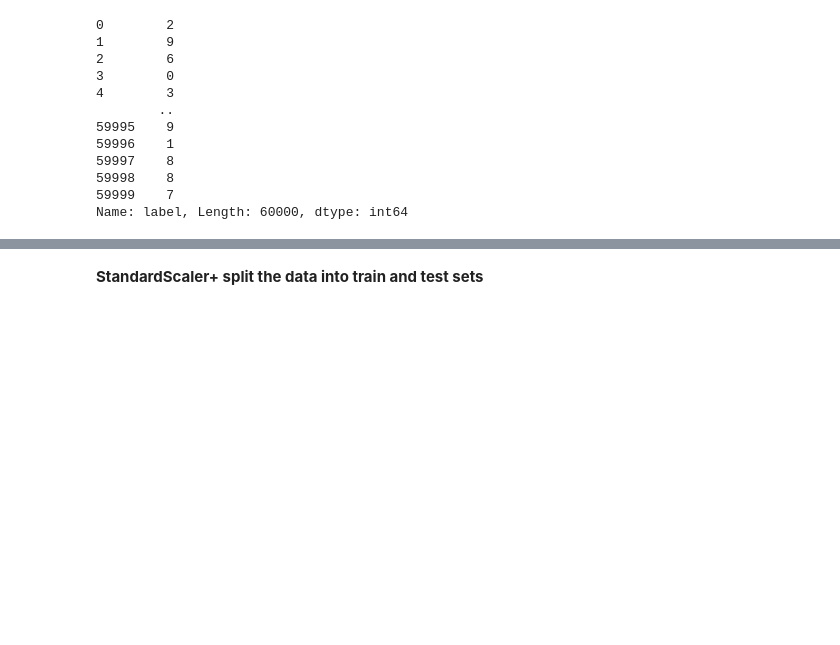
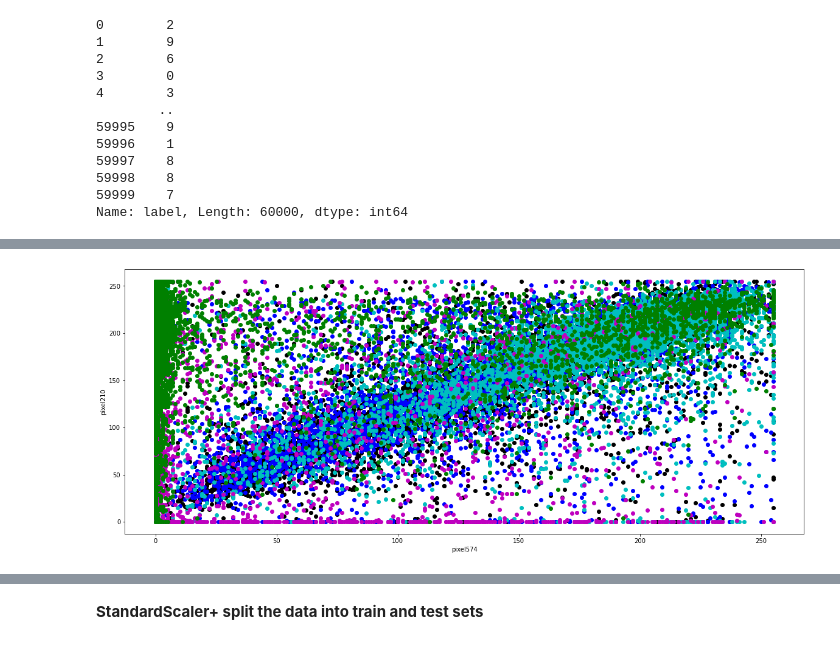
Before and after one commit to talaymeiz/data_science_final_project_2, a Jupyter notebook: FEMNIST.ipynb, the cells around one changed output, grey strips where cells are left out. Cells and saved outputs as stored; diff of their text form; code cells hidden in the pictures; blank space fills up the shorter version.

```diff
--- a/FEMNIST.ipynb
+++ b/FEMNIST.ipynb
@@ -99,0 +120,14 @@ Name: label, Length: 60000, dtype: int64
+# %%
+import matplotlib.pyplot as plt
+plt.figure(figsize=(20,8))
+plt.plot(df_train[df_train.label==6].pixel210,df_train[df_train.label==6].pixel574, 'ko')
+plt.plot(df_train[df_train.label==2].pixel210,df_train[df_train.label==2].pixel574, 'bo')
+plt.plot(df_train[df_train.label==4].pixel210,df_train[df_train.label==4].pixel574, 'co')
+plt.plot(df_train[df_train.label==5].pixel210,df_train[df_train.label==5].pixel574, 'mo')
+plt.plot(df_train[df_train.label==9].pixel210,df_train[df_train.label==9].pixel574, 'go')
+
+plt.xlabel("pixel574")
+plt.ylabel("pixel210")
+plt.show()
+# %% [output]
+[figure, added]
```
Also changed, not shown: parts of 8 cells of this notebook.
